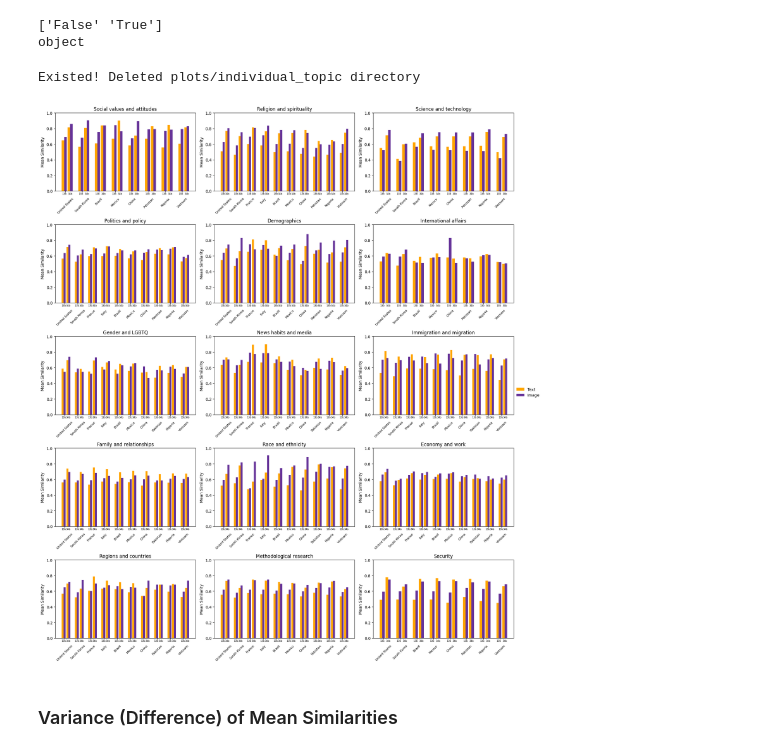
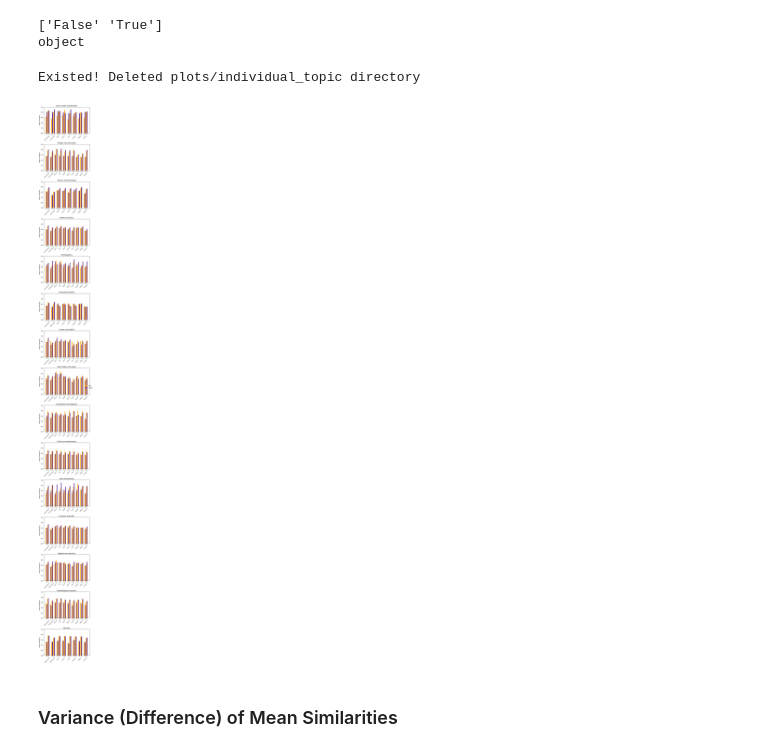
Before and after one commit to copperwiring/cultural_values, a Jupyter notebook: notebooks/cvqa_analysis/CVQAPlots.ipynb, the cells around one changed output. Cells and saved outputs as stored; diff of their text form; code cells hidden in the pictures.

```diff
--- a/notebooks/cvqa_analysis/CVQAPlots.ipynb
+++ b/notebooks/cvqa_analysis/CVQAPlots.ipynb
@@ -113,7 +113,7 @@ question_topics = sorted(all_data_df['question_topic'].unique())
 models = sorted(all_data_df['model_size'].unique())
 
 # Prepare for plotting
-n_cols = 3  # Number of subplots per row
+n_cols = 1  # Number of subplots per row
 n_rows = int(np.ceil(len(question_topics) / n_cols))
 
 fig_width = 6 * n_cols
@@ -320,31 +320,31 @@ for idx, topic in enumerate(question_topics):
     ax_individual.yaxis.set_ticks(np.arange(0, 1.1, 0.1))  # Set y-axis ticks in steps of 0.1
 
 
     # Add legend to individual figure, located in the upper right corner outside the plot area
     ax_individual.legend(loc='upper left', bbox_to_anchor=(1, 1), frameon=False, fontsize=6)
 
     # Adjust layout to make room for the legend
     fig_individual.tight_layout(rect=[0, 0, 0.8, 1])  # Leave space on the right for the legend
 
     # Save individual figure
     fig_individual.savefig(os.path.join(individual_figures_dir, f'{topic_title}.png'), bbox_inches='tight')
     plt.close(fig_individual)  # Close the figure to free memory
 
 # Remove empty subplots if any
 for idx in range(len(question_topics), n_rows * n_cols):
     fig.delaxes(axs[idx])
 
 # Adjust layout to make room for the legend
 plt.tight_layout(rect=[0, 0, 0.95, 1])  # Leave less space on the right
 
 # Add a single legend on the right
 handles, labels = ax.get_legend_handles_labels()
 fig.legend(handles, labels, loc='upper right', bbox_to_anchor=(1.0, 0.5), frameon=False)
 
 # Save the final figure with all subplots
 fig.savefig(f'{individual_figures_dir}/final_similarity_plot.png', bbox_inches='tight')
 
 plt.show()
 # %% [output]
 Existed! Deleted plots/individual_topic directory
-[figure, old version]
+[figure, new version]
```
Also changed, not shown: parts of 19 cells of this notebook, 5 other files.
